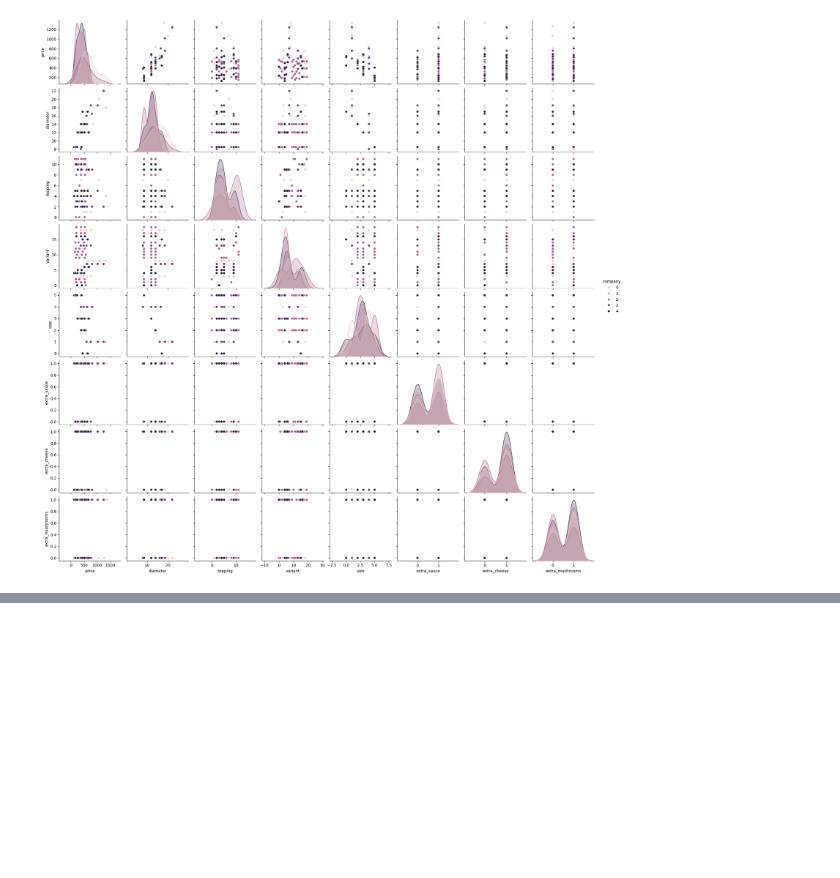
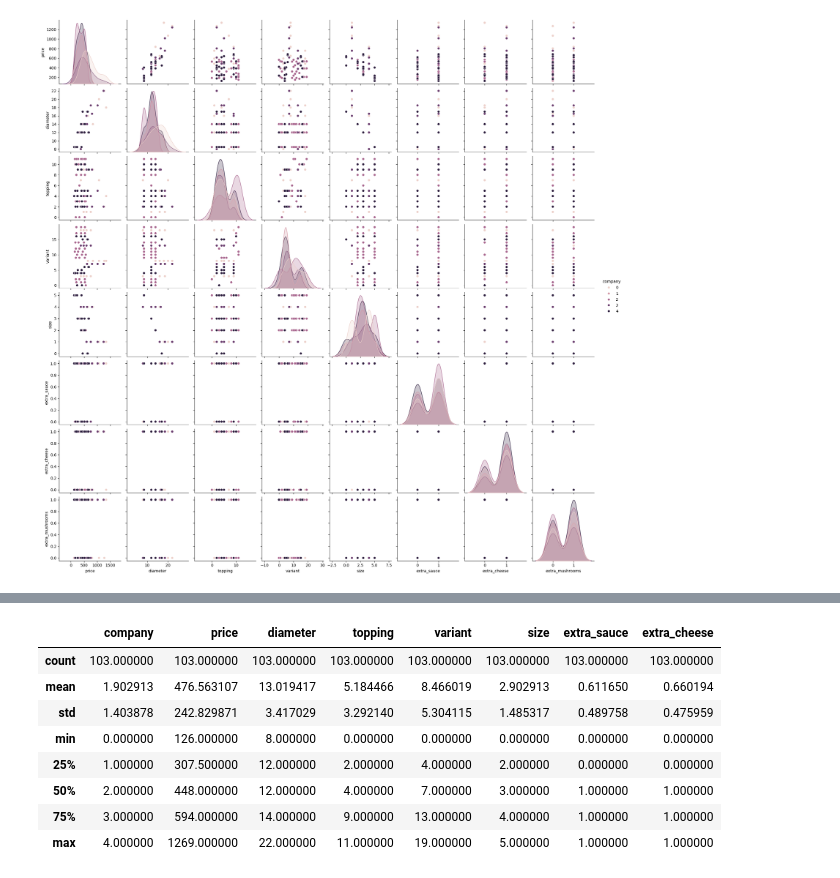
Before and after one commit to SurekhaBerlin/Pizza-price-prediction-using-ML, a Jupyter notebook: Pizza_Price_Prediction_using_Machine_Learning.ipynb, the cells around one changed output, grey strips where cells are left out. Drawn from its saved outputs; the diff is of its cells as text; code cells hidden in the pictures; blank space fills up the shorter version.

```diff
--- a/Pizza_Price_Prediction_using_Machine_Learning.ipynb
+++ b/Pizza_Price_Prediction_using_Machine_Learning.ipynb
@@ -490,0 +553,12 @@ sns.pairplot(df,hue='company')
+# %%
+X_train.describe()
+# %% [output]
+|  | company | price | diameter | topping | variant | size | extra_sauce | extra_cheese |
+| count | 103.000000 | 103.000000 | 103.000000 | 103.000000 | 103.000000 | 103.000000 | 103.000000 | 103.000000 |
+| mean | 1.902913 | 476.563107 | 13.019417 | 5.184466 | 8.466019 | 2.902913 | 0.611650 | 0.660194 |
+| std | 1.403878 | 242.829871 | 3.417029 | 3.292140 | 5.304115 | 1.485317 | 0.489758 | 0.475959 |
+| min | 0.000000 | 126.000000 | 8.000000 | 0.000000 | 0.000000 | 0.000000 | 0.000000 | 0.000000 |
+| 25% | 1.000000 | 307.500000 | 12.000000 | 2.000000 | 4.000000 | 2.000000 | 0.000000 | 0.000000 |
+| 50% | 2.000000 | 448.000000 | 12.000000 | 4.000000 | 7.000000 | 3.000000 | 1.000000 | 1.000000 |
+| 75% | 3.000000 | 594.000000 | 14.000000 | 9.000000 | 13.000000 | 4.000000 | 1.000000 | 1.000000 |
+| max | 4.000000 | 1269.000000 | 22.000000 | 11.000000 | 19.000000 | 5.000000 | 1.000000 | 1.000000 |
```
Also changed, not shown: parts of 10 cells of this notebook.
